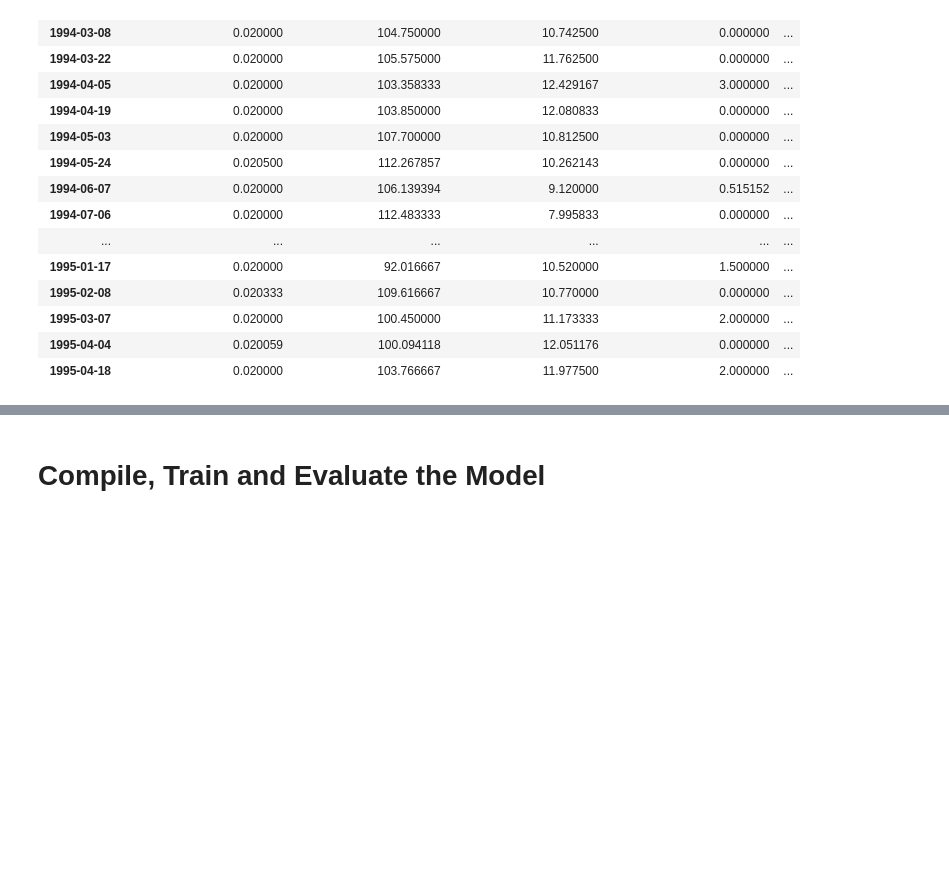
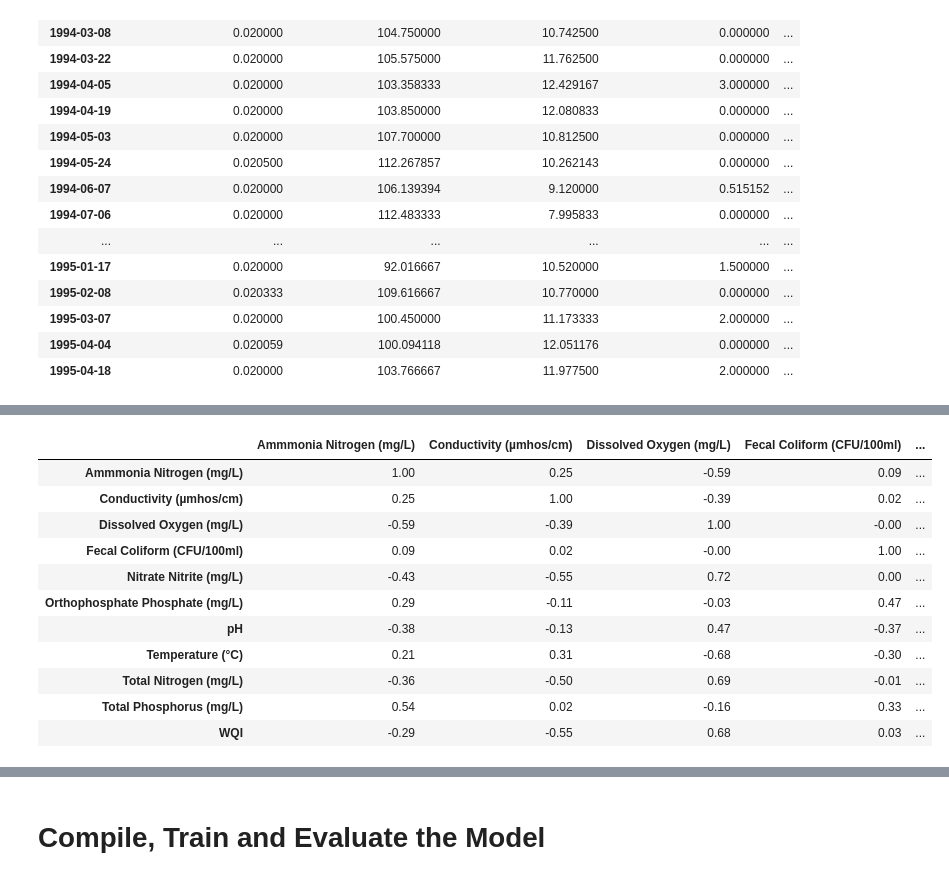
Before and after one commit to gothwalritu/Water-qualtiy-predictor-with-time-sereis-forecasting, a Jupyter notebook: Ritu_Gothwal/Machine_learning_Ritu/First_trial_ANN.ipynb, the cells around one changed output, grey strips where cells are left out. Cells and saved outputs as stored; diff of their text form; code cells hidden in the pictures; blank space fills up the shorter version.

```diff
--- a/Ritu_Gothwal/Machine_learning_Ritu/First_trial_ANN.ipynb
+++ b/Ritu_Gothwal/Machine_learning_Ritu/First_trial_ANN.ipynb
@@ -122 +132,19 @@ WQI_df_mean.head(20)
+# %%
+# correlation among the features of each features in the data frame.
+
+corr_matrix = WQI_df_mean.corr()
+round(corr_matrix,2)
+# %% [output]
+|  | Ammmonia Nitrogen (mg/L) | Conductivity (µmhos/cm) | Dissolved Oxygen (mg/L) | Fecal Coliform (CFU/100ml) | ... |
+| Ammmonia Nitrogen (mg/L) | 1.00 | 0.25 | -0.59 | 0.09 | ... |
+| Conductivity (µmhos/cm) | 0.25 | 1.00 | -0.39 | 0.02 | ... |
+| Dissolved Oxygen (mg/L) | -0.59 | -0.39 | 1.00 | -0.00 | ... |
+| Fecal Coliform (CFU/100ml) | 0.09 | 0.02 | -0.00 | 1.00 | ... |
+| Nitrate Nitrite (mg/L) | -0.43 | -0.55 | 0.72 | 0.00 | ... |
+| Orthophosphate Phosphate (mg/L) | 0.29 | -0.11 | -0.03 | 0.47 | ... |
+| pH | -0.38 | -0.13 | 0.47 | -0.37 | ... |
+| Temperature (°C) | 0.21 | 0.31 | -0.68 | -0.30 | ... |
+| Total Nitrogen (mg/L) | -0.36 | -0.50 | 0.69 | -0.01 | ... |
+| Total Phosphorus (mg/L) | 0.54 | 0.02 | -0.16 | 0.33 | ... |
+| WQI | -0.29 | -0.55 | 0.68 | 0.03 | ... |
 # %%
```
Also changed, not shown: parts of 24 cells of this notebook.
